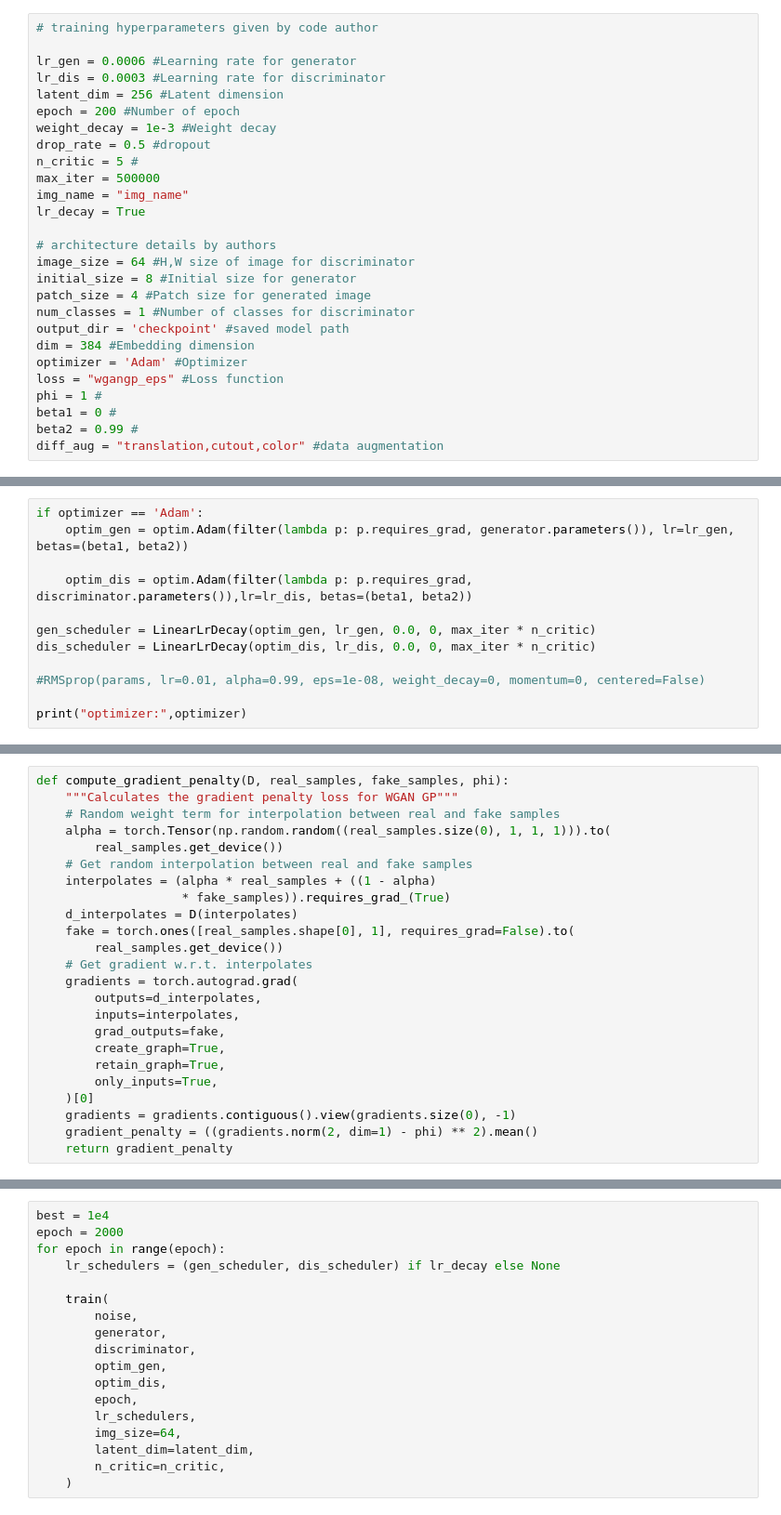
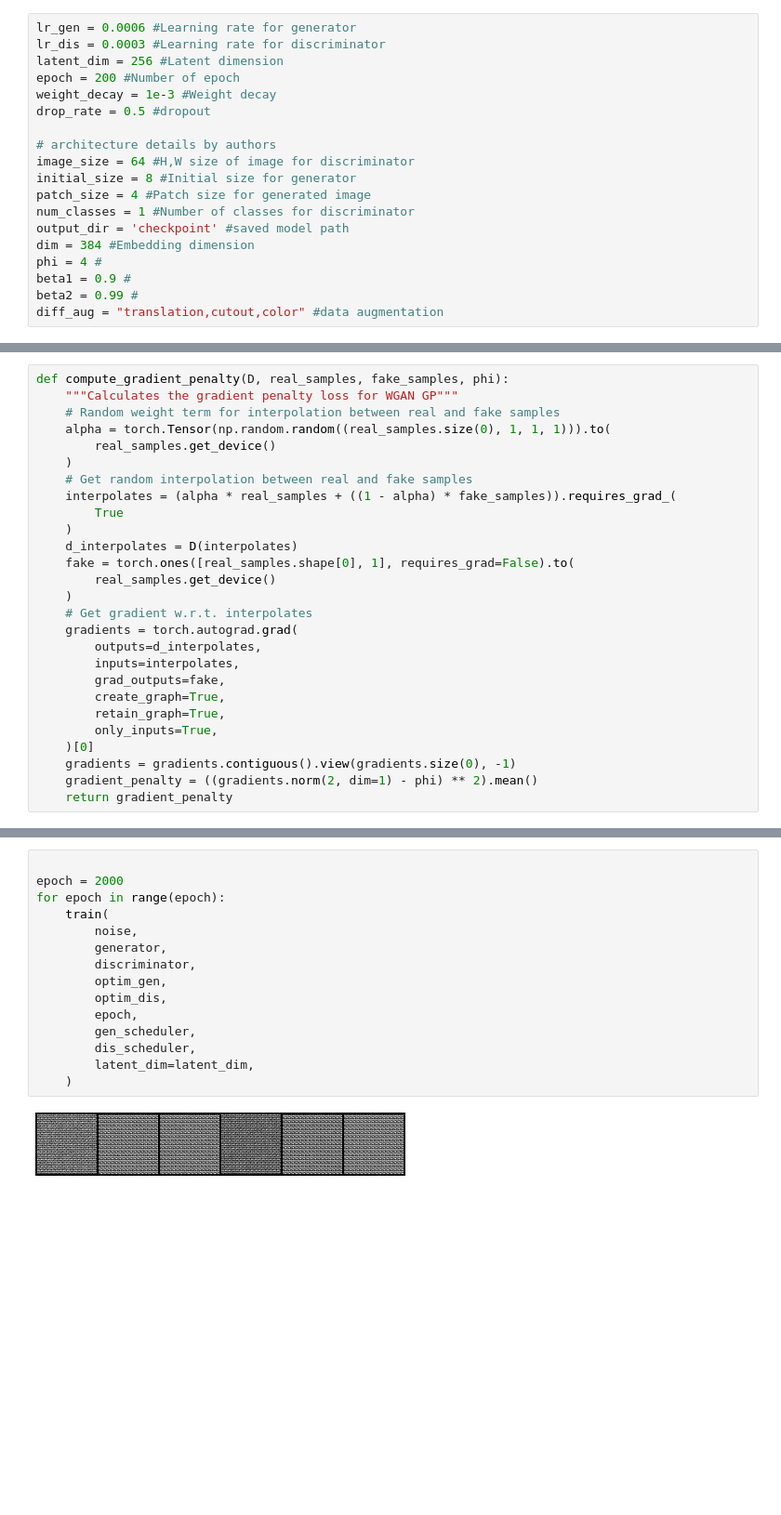
Before and after one commit to aashraychegu/testing_grounds, a Jupyter notebook: main.ipynb, the cells around one changed output, grey strips where cells are left out. Shown at 93% size. Saved outputs shown, nothing was run; the diff lists cells and outputs as text; blank space fills up the shorter version.

```diff
--- a/main.ipynb
+++ b/main.ipynb
@@ -14,16 +16,10 @@ from PIL import Image
 # %%
-# training hyperparameters given by code author
-
 lr_gen = 0.0006 #Learning rate for generator
 lr_dis = 0.0003 #Learning rate for discriminator
 latent_dim = 256 #Latent dimension
 epoch = 200 #Number of epoch
 weight_decay = 1e-3 #Weight decay
 drop_rate = 0.5 #dropout
-n_critic = 5 #
-max_iter = 500000
-img_name = "img_name"
-lr_decay = True
 
 # architecture details by authors
 image_size = 64 #H,W size of image for discriminator
@@ -32,10 +28,8 @@ patch_size = 4 #Patch size for generated image
 num_classes = 1 #Number of classes for discriminator
 output_dir = 'checkpoint' #saved model path
 dim = 384 #Embedding dimension
-optimizer = 'Adam' #Optimizer
-loss = "wgangp_eps" #Loss function
-phi = 1 #
-beta1 = 0 #
+phi = 4 #
+beta1 = 0.9 #
 beta2 = 0.99 #
 diff_aug = "translation,cutout,color" #data augmentation
 # %%
@@ -56,12 +89,0 @@ discriminator = Discriminator(diff_aug = diff_aug, image_size=64, patch_size=16,
-# %%
-if optimizer == 'Adam':
-    optim_gen = optim.Adam(filter(lambda p: p.requires_grad, generator.parameters()), lr=lr_gen, betas=(beta1, beta2))
-
-    optim_dis = optim.Adam(filter(lambda p: p.requires_grad, discriminator.parameters()),lr=lr_dis, betas=(beta1, beta2))
-
-gen_scheduler = LinearLrDecay(optim_gen, lr_gen, 0.0, 0, max_iter * n_critic)
-dis_scheduler = LinearLrDecay(optim_dis, lr_dis, 0.0, 0, max_iter * n_critic)
-
-#RMSprop(params, lr=0.01, alpha=0.99, eps=1e-08, weight_decay=0, momentum=0, centered=False)
-
-print("optimizer:",optimizer)
@@ -74,13 +92,16 @@ def compute_gradient_penalty(D, real_samples, fake_samples, phi):
     """Calculates the gradient penalty loss for WGAN GP"""
     # Random weight term for interpolation between real and fake samples
     alpha = torch.Tensor(np.random.random((real_samples.size(0), 1, 1, 1))).to(
-        real_samples.get_device())
+        real_samples.get_device()
+    )
     # Get random interpolation between real and fake samples
-    interpolates = (alpha * real_samples + ((1 - alpha)
-                    * fake_samples)).requires_grad_(True)
+    interpolates = (alpha * real_samples + ((1 - alpha) * fake_samples)).requires_grad_(
+        True
+    )
     d_interpolates = D(interpolates)
     fake = torch.ones([real_samples.shape[0], 1], requires_grad=False).to(
-        real_samples.get_device())
+        real_samples.get_device()
+    )
     # Get gradient w.r.t. interpolates
     gradients = torch.autograd.grad(
         outputs=d_interpolates,
@@ -191,18 +195,17 @@ def train(
 # %%
-best = 1e4
+
 epoch = 2000
 for epoch in range(epoch):
-    lr_schedulers = (gen_scheduler, dis_scheduler) if lr_decay else None
-
     train(
         noise,
         generator,
         discriminator,
         optim_gen,
         optim_dis,
         epoch,
-        lr_schedulers,
-        img_size=64,
+        gen_scheduler,
+        dis_scheduler,
         latent_dim=latent_dim,
-        n_critic=n_critic,
     )
+# %% [output]
+[figure, added]
```
Also changed, not shown: parts of 5 cells of this notebook, 1 other file.
